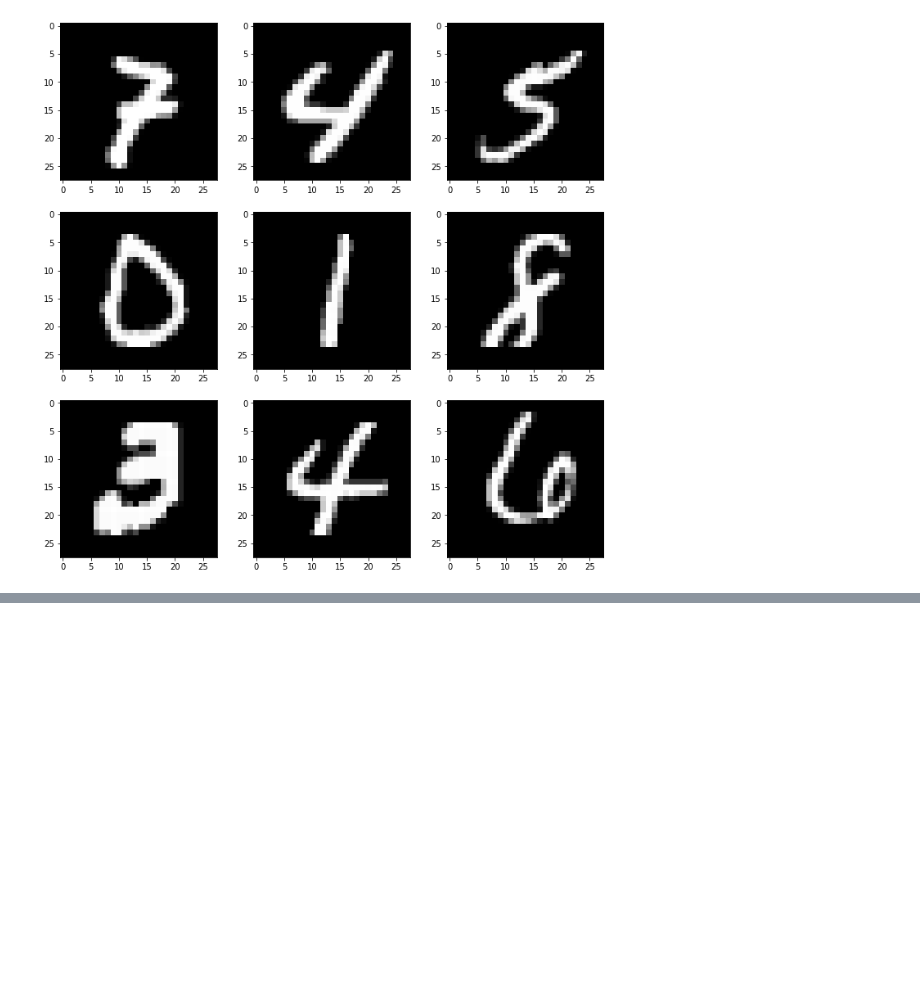
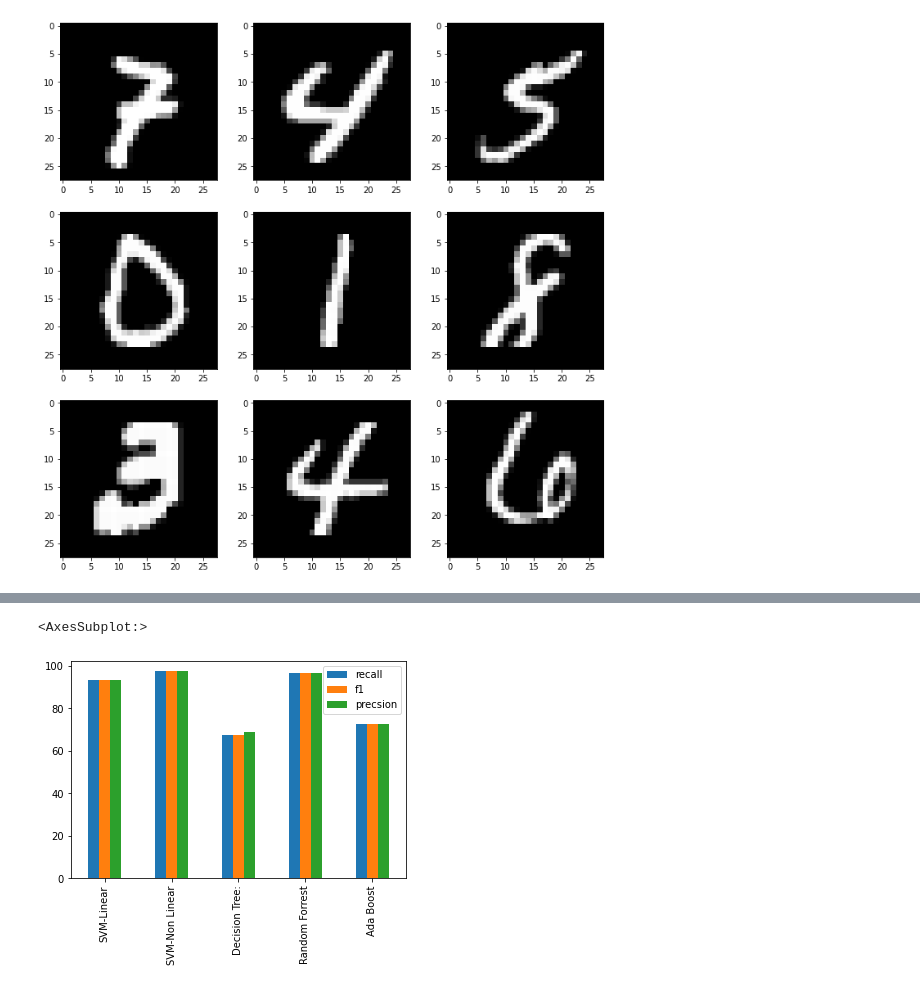
Before and after one commit to sethr07/ML_stuff, a Jupyter notebook: MNIST_supervised/main.ipynb, the cells around one changed output, grey strips where cells are left out. Cells and saved outputs as stored; diff of their text form; code cells hidden in the pictures; blank space fills up the shorter version.

```diff
--- a/MNIST_supervised/main.ipynb
+++ b/MNIST_supervised/main.ipynb
@@ -184,0 +213,8 @@ NameError: name 'results' is not defined
+# %%
+# 4. Recall Comparasion
+
+recall = results[['recall', 'f1', 'precsion']]
+recall.plot(kind='bar')
+# %% [output]
+<AxesSubplot:>
+[figure, added]
```
Also changed, not shown: parts of 7 cells of this notebook, 1 other file.
